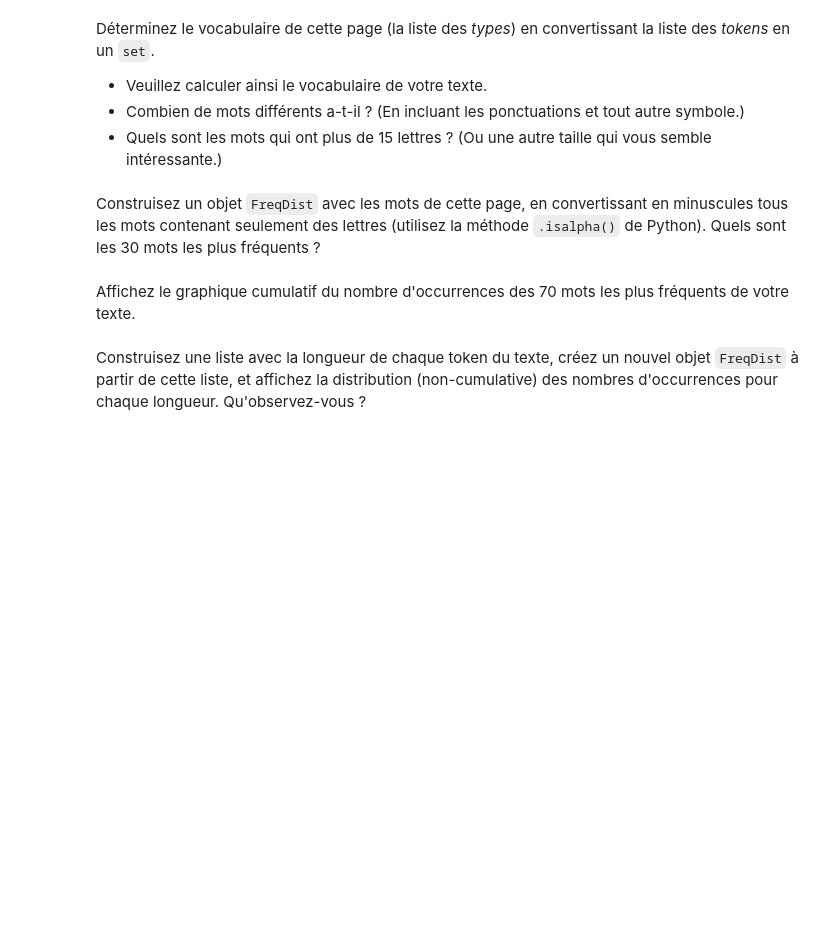
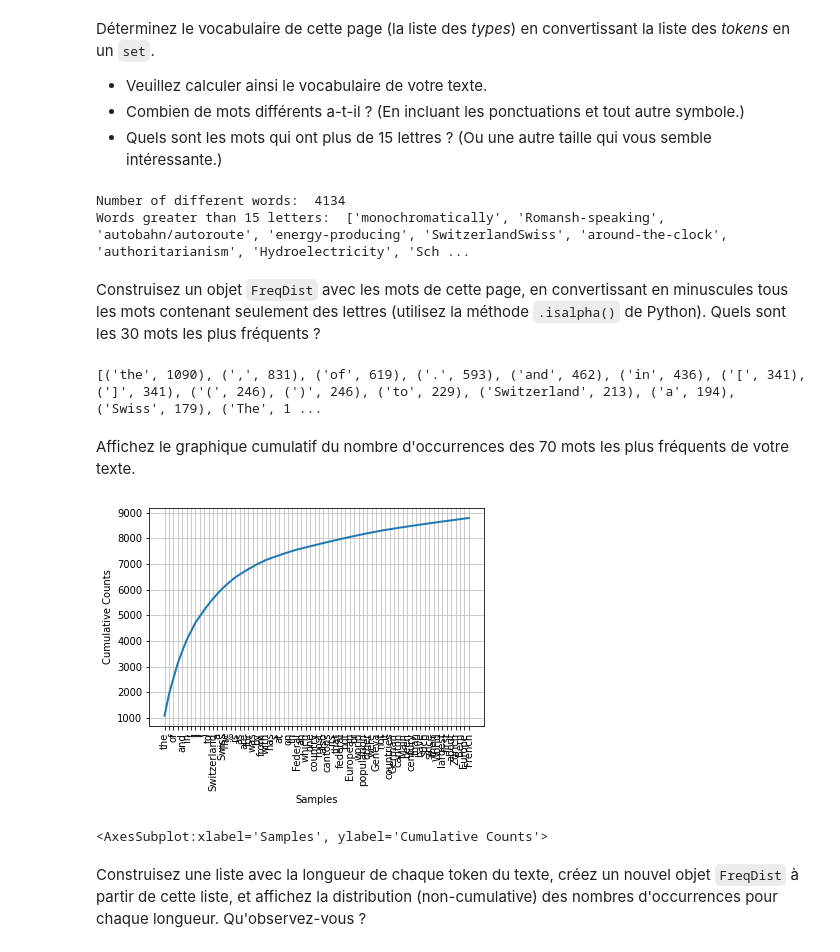
Before and after one commit to kayoumido/TAL_LABO1, a Jupyter notebook: TAL_Labo1c_student.ipynb, the cells around one changed output. Drawn from its saved outputs; the diff is of its cells as text; code cells hidden in the pictures; blank space fills up the shorter version.

```diff
--- a/TAL_Labo1c_student.ipynb
+++ b/TAL_Labo1c_student.ipynb
@@ -26,0 +31,17 @@ Réutilisez la méthode de la partie 1b pour enlever le début et la fin de la c
+# %%
+# Please write your Python code below and execute it.
+start_delimiter = "Main article: Name of Switzerland"
+end_delimiter = "Notes and references"
+
+article_start = raw2.find(start_delimiter)
+raw2 = raw2[article_start:]
+article_end = raw2.find(end_delimiter)
+cleaned_article = raw2[:article_end].replace('\r\n', ' ')
+
+print("Length of the article: ", len(cleaned_article))
+print()
+print("First 100 characters: ")
+print(cleaned_article[:100])
+print()
+print("Last 100 characters: ")
+print(cleaned_article[-100:])
@@ -38,3 +73,6 @@ fd = open(filename, 'a', encoding='utf8')
 Effectuer maintenant la tokenisation de cette page **sans** faire de segmentation en phrases.  Stockez le résultat dans une variable (p.ex. `words2`) sans écrire de fichier.  Combien de tokens possède ce texte ?
 # %%
 # Please write your Python code below and execute it.
+words2 = nltk.word_tokenize(cleaned_article)
+
+print("Number of tokens: ", len(words2))
@@ -44,0 +83,18 @@ Créez un objet de type nltk.Text à partir de la liste de *tokens* `words2`.  A
+# %%
+# Please write your Python code below and execute it.
+text = nltk.Text(words2)
+
+word = "Vaud"
+
+print("Words in concordance: ")
+text.concordance(word)
+
+print()
+
+print("Similar words: ")
+text.similar(word)
+
+print()
+
+print("Collocations: ")
+text.collocations()
@@ -49,14 +122,32 @@ Déterminez le vocabulaire de cette page (la liste des _types_) en convertissant
 * Quels sont les mots qui ont plus de 15 lettres ?  (Ou une autre taille qui vous semble intéressante.)
 # %%
 # Please write your Python code below and execute it.
+vocabulary = set(text)
+print("Number of different words: ", len(vocabulary))
+print("Words greater than 15 letters: ", list(filter(lambda x: len(x) > 15, vocabulary)))
+# %% [output]
+Number of different words:  4134
+Words greater than 15 letters:  ['monochromatically', 'Romansh-speaking', 'autobahn/autoroute', 'energy-producing', 'SwitzerlandSwiss', 'around-the-clock', 'authoritarianism', 'Hydroelectricity', 'Sch ...
 # %% [markdown]
 Construisez un objet `FreqDist` avec les mots de cette page, en convertissant en minuscules tous les mots contenant seulement des lettres (utilisez la méthode `.isalpha()` de Python).  Quels sont les 30 mots les plus fréquents ?
 # %%
 # Please write your Python code below and execute it.
+cleaned_text = [word.lower() if word.isalpha else word for word in text]
+
+word_frequency = nltk.FreqDist(text)
+
+most_common_words = word_frequency.most_common(30)
+print(most_common_words)
+# %% [output]
+[('the', 1090), (',', 831), ('of', 619), ('.', 593), ('and', 462), ('in', 436), ('[', 341), (']', 341), ('(', 246), (')', 246), ('to', 229), ('Switzerland', 213), ('a', 194), ('Swiss', 179), ('The', 1 ...
 # %% [markdown]
 Affichez le graphique cumulatif du nombre d'occurrences des 70 mots les plus fréquents de votre texte.
 # %%
 # Please write your Python code below and execute it.
+word_frequency.plot(70, cumulative=True)
+# %% [output]
+[figure, added]
+<AxesSubplot:xlabel='Samples', ylabel='Cumulative Counts'>
 # %% [markdown]
 Construisez une liste avec la longueur de chaque token du texte, créez un nouvel objet `FreqDist` à partir de cette liste, et affichez la distribution (non-cumulative) des nombres d'occurrences pour chaque longueur.  Qu'observez-vous ?
 # %%
```
Also changed, not shown: parts of 13 cells of this notebook, 1 other file.
